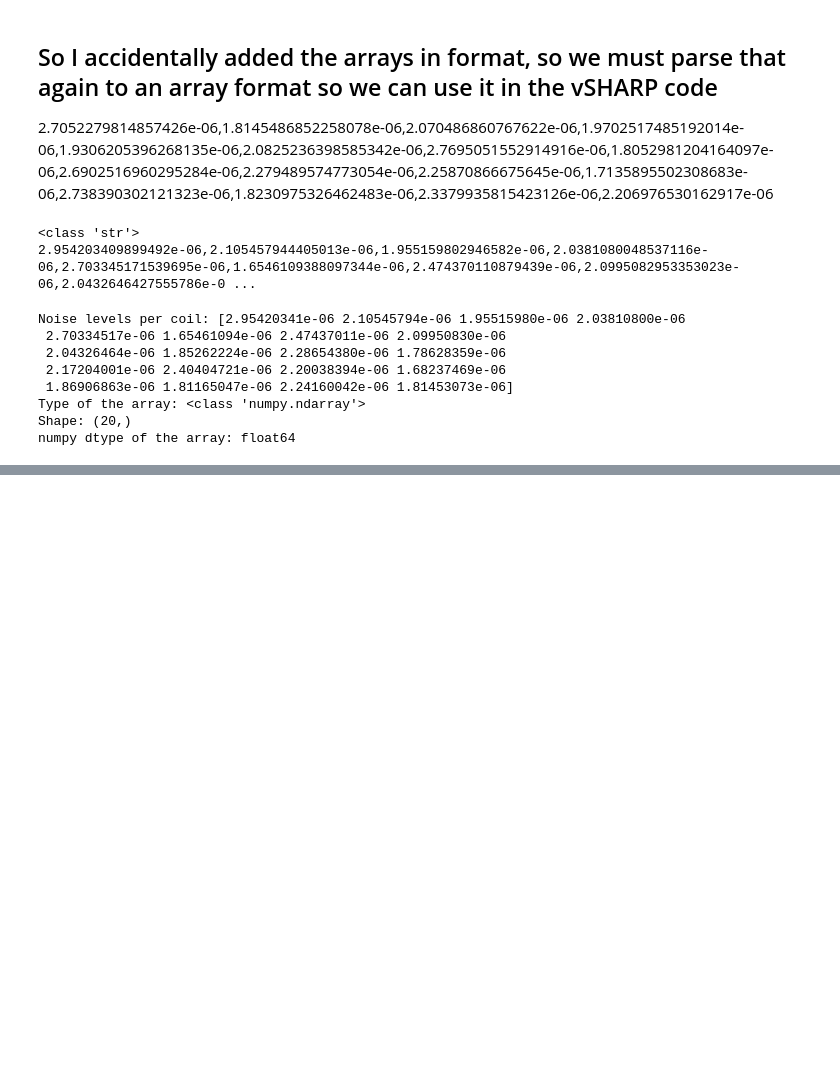
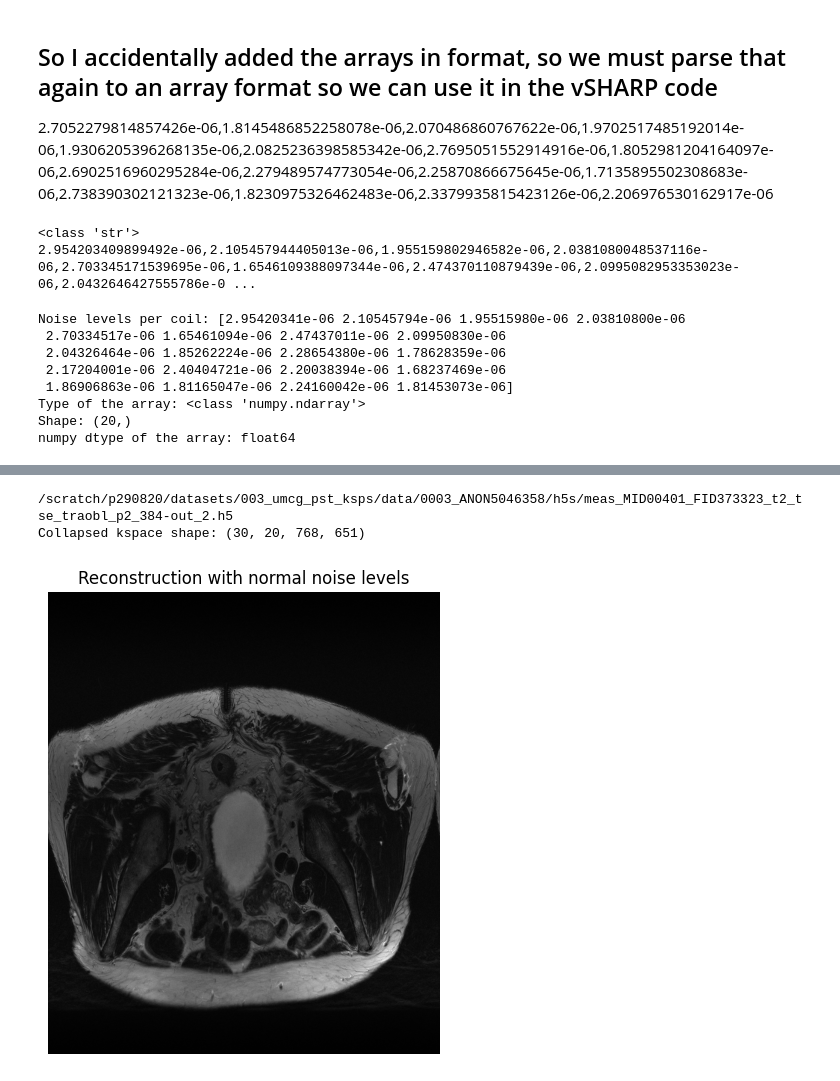
Before and after one commit to Quintin1995/Uncertainty-Quantification-Prostate-MRI, a Jupyter notebook: scripts/05_determine_noise_levels.ipynb, the cells around one changed output, grey strips where cells are left out. Saved outputs shown, nothing was run; the diff lists cells and outputs as text; code cells hidden in the pictures; blank space fills up the shorter version.

Commit message:
Noise is now measured in the background per coil and added to database table. So we measure noise and multiply it with 2.5. This is added to the k-space before construction into an image.

```diff
--- a/scripts/05_determine_noise_levels.ipynb
+++ b/scripts/05_determine_noise_levels.ipynb
@@ -174,7 +173,5 @@ def transform_kspace_to_image_unitary(kspace_data: np.ndarray) -> np.ndarray:
     # 3. Center the resulting image
     img_space = np.fft.fftshift(img_space, axes=(-2, -1))
 
+    assert img_space.ndim == 4, f"Expected img_space to have 4 dimensions, got {img_space.ndim}"
     return img_space
-
-pat3["combined_img"] = transform_kspace_to_image_unitary(pat3["combined_kspace"])
-pat4["combined_img"] = transform_kspace_to_image_unitary(pat4["combined_kspace"])
@@ -627,0 +637,29 @@ numpy dtype of the array: float64
+# %%
+print(h5_path)
+kspace_data = load_kspace_data(h5_path, debug=False)
+combined_kspace = collapse_averages(kspace_data)
+print(f"Collapsed kspace shape: {combined_kspace.shape}")
+# %% [output]
+/scratch/p290820/datasets/003_umcg_pst_ksps/data/0003_ANON5046358/h5s/meas_MID00401_FID373323_t2_tse_traobl_p2_384-out_2.h5
+Collapsed kspace shape: (30, 20, 768, 651)
+# %%
+# A - Recon with normal noise levels
+recon_normal_coils = transform_kspace_to_image_unitary(combined_kspace)
+
+# Collapse the coil dimension with the RSS method
+recon_rss_normal = np.sqrt(np.sum(np.abs(recon_normal_coils)**2, axis=1))
+
+# visualize with matplotlib
+plt.figure(figsize=(12, 6))
+plt.subplot(1, 2, 1)
+plt.imshow(np.abs(recon_rss_normal[0]), cmap='gray')
+plt.title("Reconstruction with normal noise levels")
+plt.axis('off')
+plt.show()
+
+
+# B - Recon with increased noise levels (additive noise) to the k-space data before reconstruction
+noise_multiplier = 2.5
+# Current k-space shape = (30, 20, 768, 651) -> slices, coils, rows, columns
+# %% [output]
+[figure, added]
```
Also changed, not shown: parts of 11 cells of this notebook, 1 other file.
